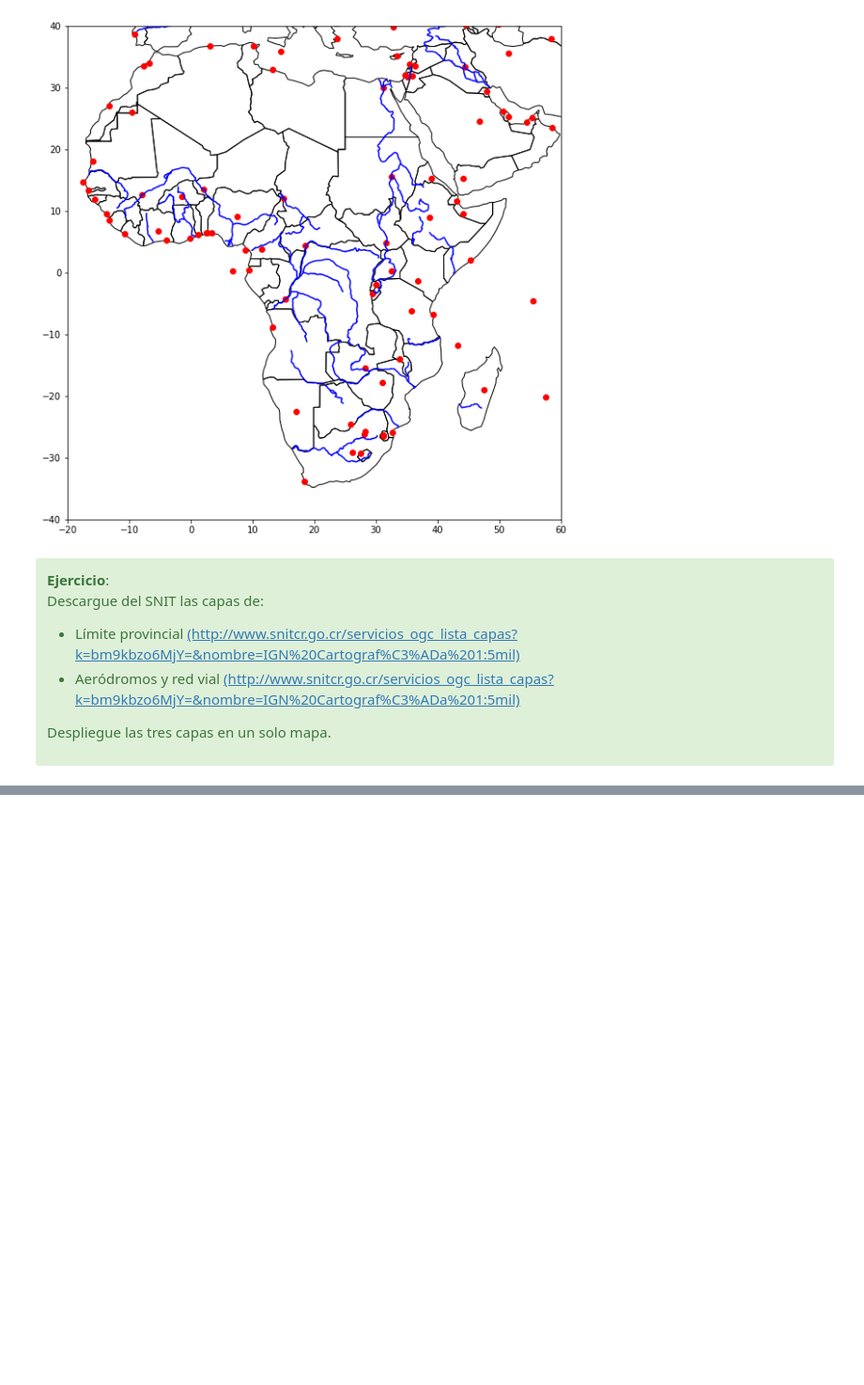
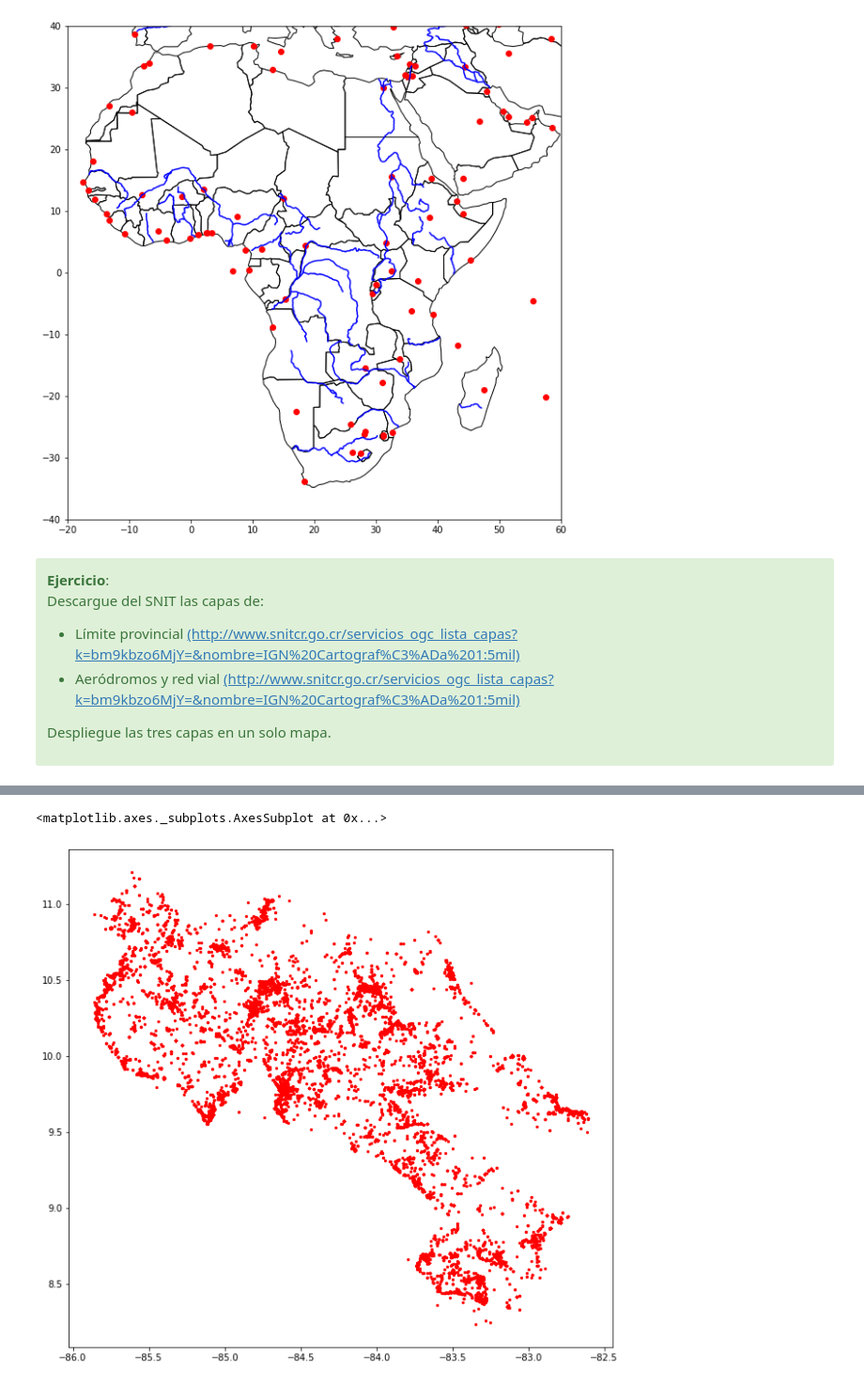
Before and after one commit to mfvargas/curso-python-geoespacial, a Jupyter notebook: nb/GeoPandas.ipynb, the cells around one changed output, grey strips where cells are left out. Shown at 94% size. Saved outputs shown, nothing was run; the diff lists cells and outputs as text; code cells hidden in the pictures; blank space fills up the shorter version.

```diff
--- a/nb/GeoPandas.ipynb
+++ b/nb/GeoPandas.ipynb
@@ -211,0 +240,3 @@ Despliegue las tres capas en un solo mapa.
+# %%
+# Carga de los datos en un DataFrame
+trogones_df = pd.read_csv("datos/0021444-190621201848488.csv", sep='\t')
@@ -211,0 +270,4 @@ Despliegue las tres capas en un solo mapa.
+# %%
+# Se crea una lista de geometrías de puntos
+puntos = [Point(xy) for xy in zip(trogones_df["decimalLongitude"], trogones_df["decimalLatitude"])]
+puntos[:5]
@@ -211,0 +280,3 @@ Despliegue las tres capas en un solo mapa.
+# %%
+# Se combina el DataFrame y las geometrías en un GeoDataFrame, junto con un sistema de coordenadas
+trogones=geopandas.GeoDataFrame(trogones_df, crs={"init": "epsg:4326"}, geometry=puntos)
@@ -211,0 +293,6 @@ Despliegue las tres capas en un solo mapa.
+# %%
+# Mapa de los registros de presencia de trogones
+trogones.plot(figsize=(15, 10), color="red", markersize=5)
+# %% [output]
+<matplotlib.axes._subplots.AxesSubplot at 0x...>
+[figure, added]
```
Also changed, not shown: parts of 25 cells of this notebook.
